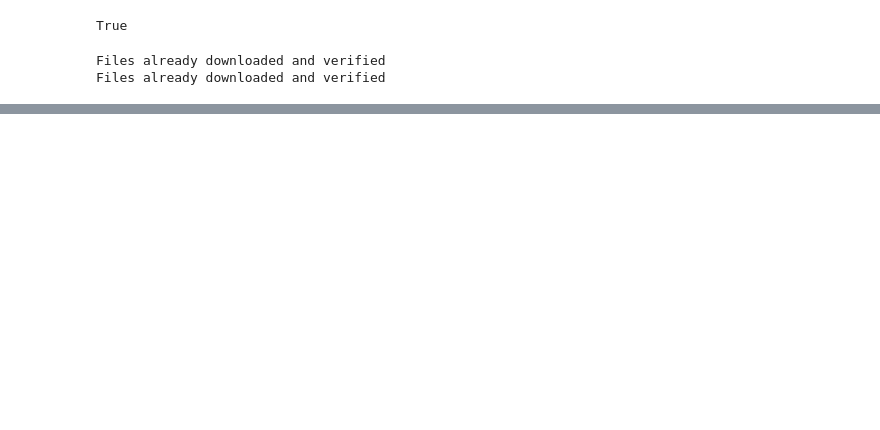
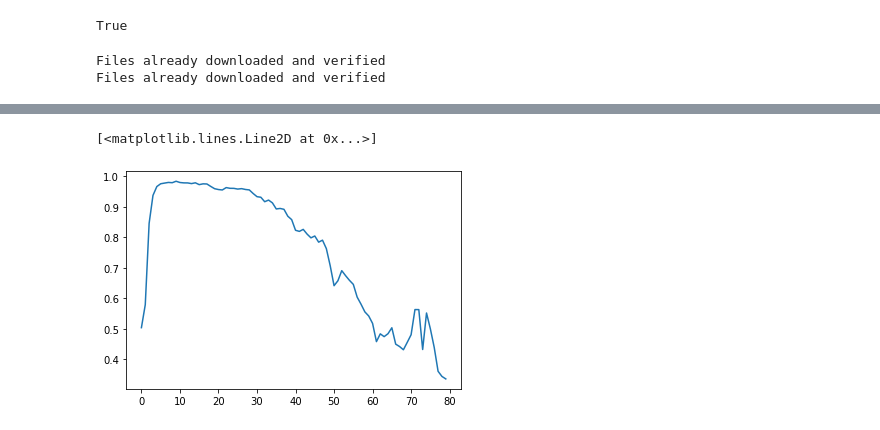
Before and after one commit to lfpc/Uncertainty_Estimation, a Jupyter notebook: notebooks-scripts/learned-unc.ipynb, the cells around one changed output, grey strips where cells are left out. Cells and saved outputs as stored; diff of their text form; code cells hidden in the pictures; blank space fills up the shorter version.

Commit message:
Trained Models

```diff
--- a/notebooks-scripts/learned-unc.ipynb
+++ b/notebooks-scripts/learned-unc.ipynb
@@ -141,7 +96,7 @@ loss_criterion = nn.NLLLoss(reduction = 'none')
 loss_fn = penalized_uncertainty(loss_criterion,np.log(10))
 
 model_trainer = Trainer(model,optimizer,loss_fn, print_loss = True,keep_hist = True)
-model_trainer.fit(train_dataloader,30)
+model_trainer.fit(train_dataloader,80)
 acc, g, bce = model_metrics(model,train_dataloader)
 print('Conjunto de treinamento: acc = ', acc, 'média de g = ', g, 'média de bce = ', bce, '\n')
 acc, g, bce = model_metrics(model,test_dataloader)
@@ -166,0 +122,5 @@ Epoch  1 , loss =  0.79099117044624
+# %%
+plt.plot(model_trainer.g_list)
+# %% [output]
+[<matplotlib.lines.Line2D at 0x...>]
+[figure, added]
```
Also changed, not shown: parts of 23 cells of this notebook, 18 other files.
